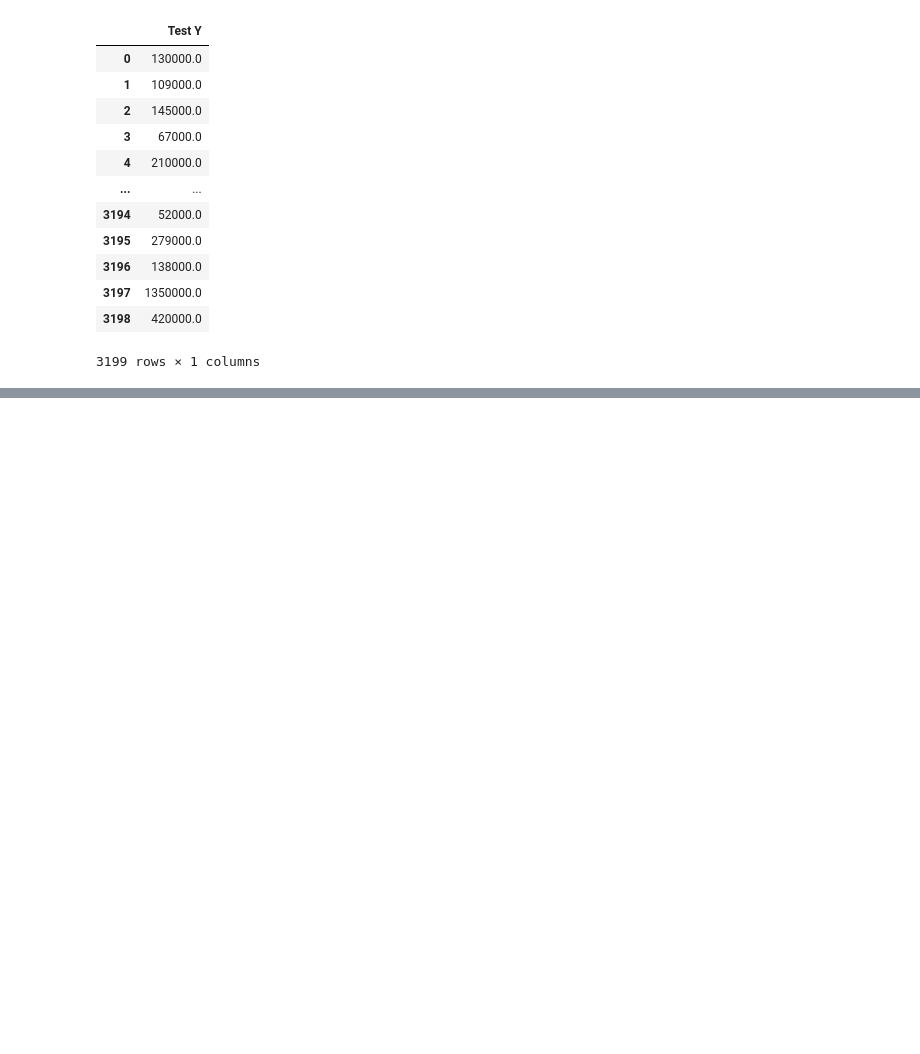
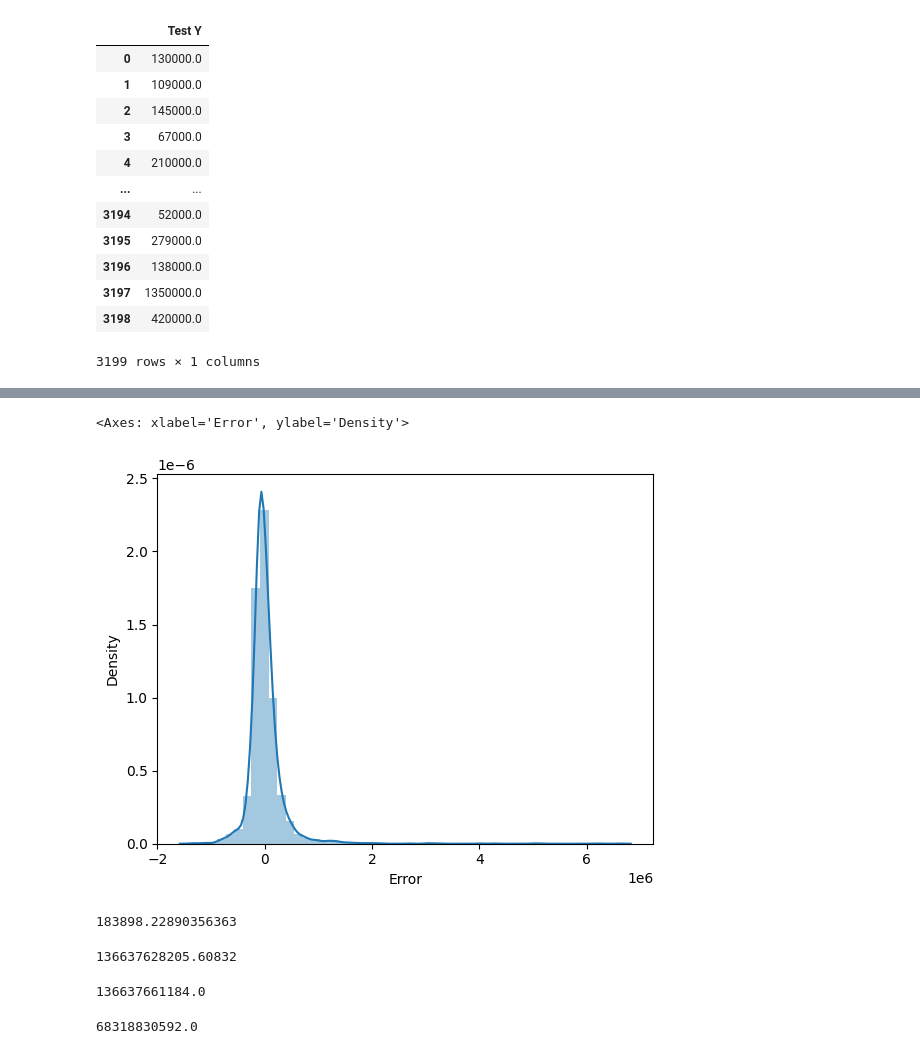
Before and after one commit to jflorescuba/Deep_Learning, a Jupyter notebook: ANN/Proj_01/Italian_house.ipynb, the cells around one changed output, grey strips where cells are left out. Cells and saved outputs as stored; diff of their text form; code cells hidden in the pictures; blank space fills up the shorter version.

```diff
--- a/ANN/Proj_01/Italian_house.ipynb
+++ b/ANN/Proj_01/Italian_house.ipynb
@@ -303,0 +369,7 @@ pred_data
+# %%
+pred_data['Error'] = pred_data['Test Y'] - pred_data['Model Predictions']
+# %%
+sns.distplot(pred_data['Error'],bins=50)
+# %% [output]
+<Axes: xlabel='Error', ylabel='Density'>
+[figure, added]
@@ -303,0 +378,16 @@ pred_data
+# %%
+mean_absolute_error(pred_data['Test Y'],pred_data['Model Predictions'])
+# %% [output]
+183898.22890356363
+# %%
+mean_squared_error(pred_data['Test Y'],pred_data['Model Predictions'])
+# %% [output]
+136637628205.60832
+# %%
+test_score
+# %% [output]
+136637661184.0
+# %%
+test_score*0.5
+# %% [output]
+68318830592.0
```
Also changed, not shown: parts of 20 cells of this notebook.
